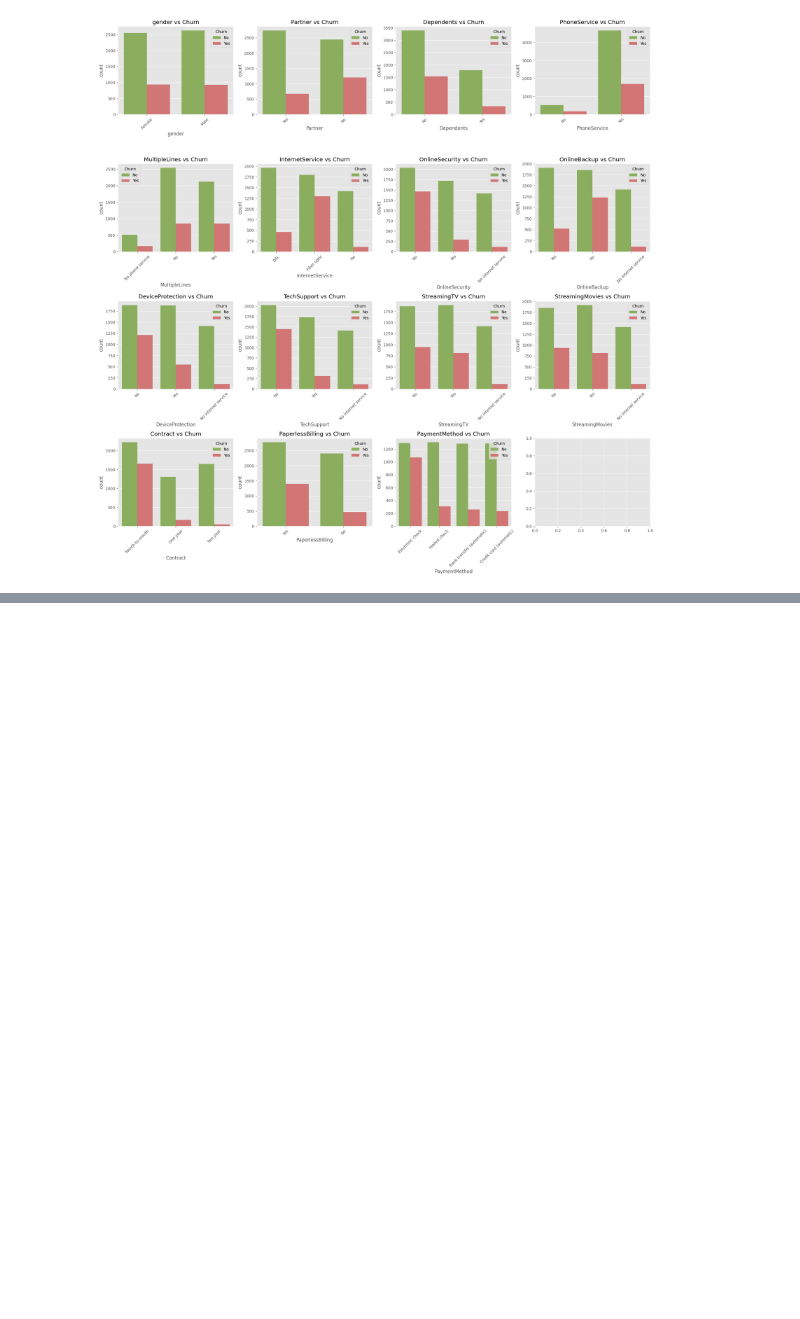
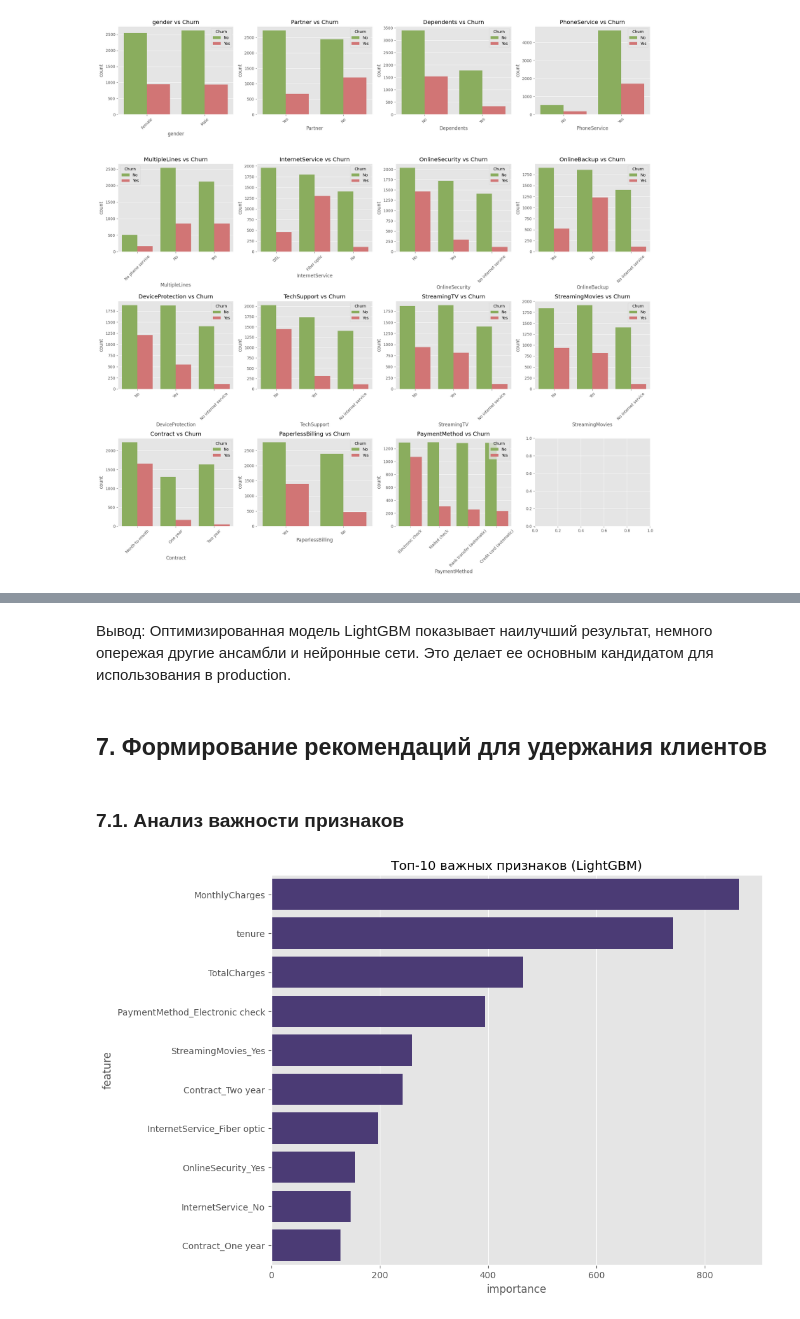
Before and after one commit to DgtrDN/diplom, a Jupyter notebook: diplom_telco_customer.ipynb, the cells around one changed output, grey strips where cells are left out. Drawn from its saved outputs; the diff is of its cells as text; code cells hidden in the pictures; blank space fills up the shorter version.

```diff
--- a/diplom_telco_customer.ipynb
+++ b/diplom_telco_customer.ipynb
@@ -186,0 +283,3 @@ plt.show()
+# %%
+# Мультиклассовые признаки
+df = pd.get_dummies(df, columns=[col for col in categorical_cols if df[col].nunique() > 2], drop_first=True)
@@ -186,0 +438,3 @@ plt.show()
+# %%
+# Выбираю лучшую модель для интерпретации
+model_to_interpret = pipelines['LightGBM (Optuna)']
@@ -186,0 +631,21 @@ plt.show()
+# %% [markdown]
+ Вывод: Оптимизированная модель LightGBM показывает наилучший результат, немного опережая другие ансамбли и нейронные сети.
+ Это делает ее основным кандидатом для использования в production.
+# %% [markdown]
+## 7. Формирование рекомендаций для удержания клиентов
+# %% [markdown]
+### 7.1. Анализ важности признаков
+# %%
+# Строю на глобальную важность признаков из лучшей модели (LightGBM Optuna), чтобы понять общие факторы оттока.
+
+feature_importances = pd.DataFrame({
+    'feature': X_train.columns,
+    'importance': model_to_interpret.feature_importances_
+}).sort_values('importance', ascending=False)
+
+plt.figure(figsize=(10, 8))
+sns.barplot(x='importance', y='feature', data=feature_importances.head(10))
+plt.title('Топ-10 важных признаков (LightGBM)')
+plt.show()
+# %% [output]
+[figure, added]
```
Also changed, not shown: parts of 130 cells of this notebook, 5 other files.
